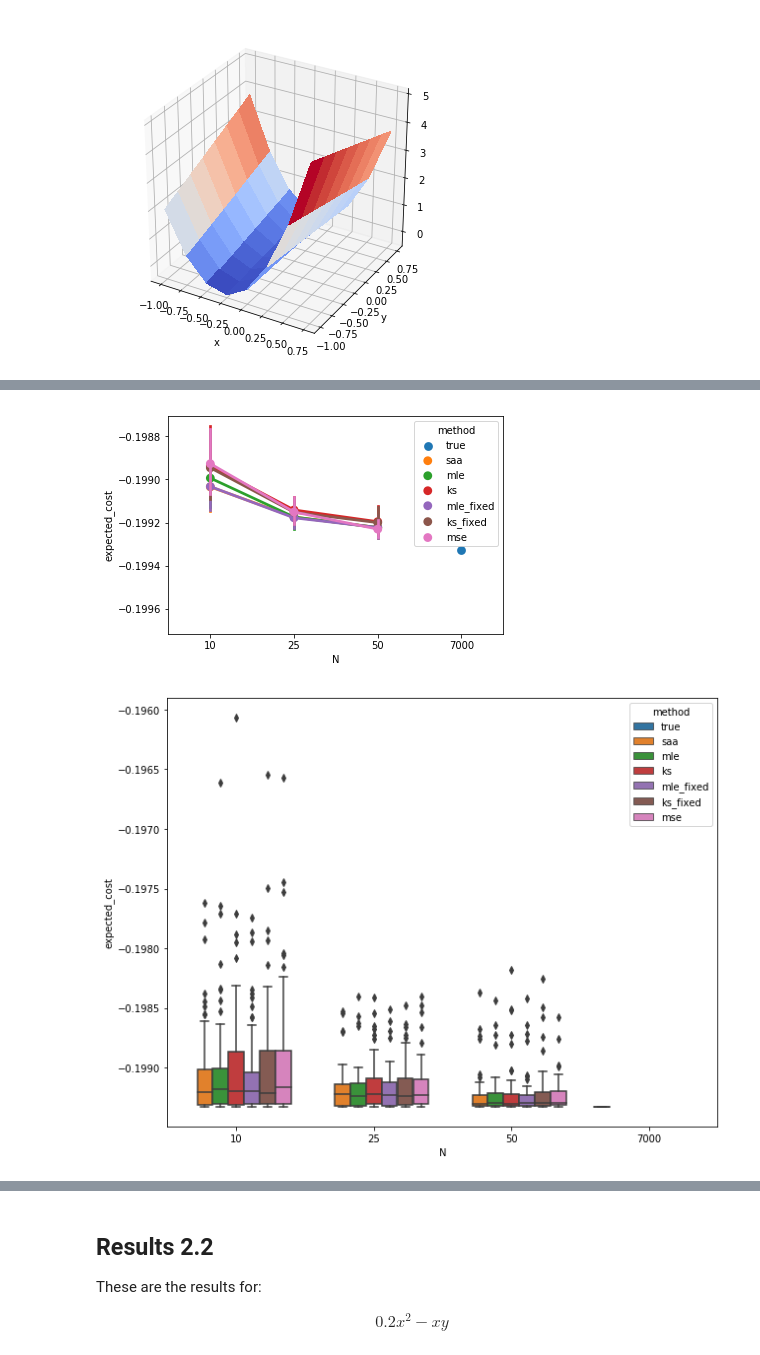
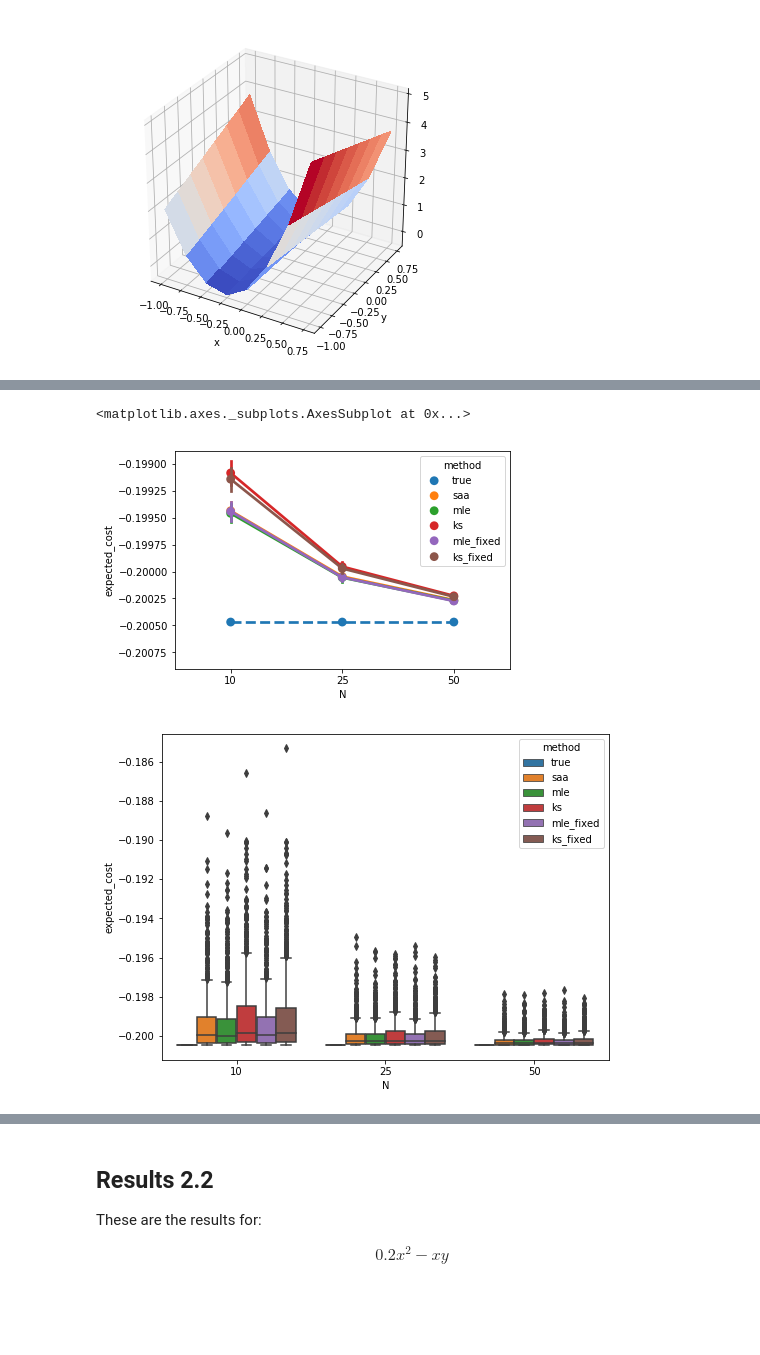
Before and after one commit to harrisonnguyen/stochastic_optimisation, a Jupyter notebook: MLE/investigating_different_beta_cost_functions.ipynb, the cells around one changed output, grey strips where cells are left out. Drawn from its saved outputs; the diff is of its cells as text; code cells hidden in the pictures; blank space fills up the shorter version.

Commit message:
changed graphs

```diff
--- a/MLE/investigating_different_beta_cost_functions.ipynb
+++ b/MLE/investigating_different_beta_cost_functions.ipynb
@@ -162,8 +169,10 @@ f3_mean = lambda x,y: np.mean(f3(x,y),axis=0)
 # %%
 def mle(S,function,beta_params,initial_xstar,n_samples,support=(None,None)):
 
-    # fit distribution using maximum spacing estimation
-    a,b,loc,scale = minimize(beta_loglikelihood,beta_params,args=(S),
+    if support[0] is not None:
+        a,b,loc,scale = st.beta.fit(S,floc=support[0],fscale=support[1])
+    else:
+        a,b,loc,scale = minimize(beta_loglikelihood,beta_params,args=(S),
                                 bounds=((1,None),(1,None),(support[0],support[0]),
                                        (support[1],support[1]))).x
     fitted_beta = st.beta(a=a,b=b,loc=loc,scale=scale)
@@ -191,7 +200,13 @@ def mse(S,function,beta_params,initial_xstar,n_samples,support=(None,None)):
 # %%
 def ks(S,function,beta_params,initial_xstar,n_samples,support=(None,None)):
 
-    a,b,loc,scale = minimize(compute_kstest,beta_params,args=(S),
+    if support[0] is not None:
+        a,b = minimize(test_compute_kstest,beta_params[:2],args=(S,support),
+                                bounds=((1,None),(1,None))).x
+        loc = support[0]
+        scale = support[1]
+    else:
+        a,b,loc,scale = minimize(test_compute_kstest,beta_params,args=(S),
                                 bounds=((1,None),(1,None),(support[0],support[0]),
                                    (support[1],support[1]))).x
     fitted_beta = st.beta(a=a,b=b,loc=loc,scale=scale)
@@ -206,12 +221,14 @@ def minimise_methods(distribution,function,method,N,n_iter=500,n_samples=7000):
     #total = n_iter*len(distribution)*len(N)
     for j, dist in enumerate(distribution):
         many_samples = dist.rvs(n_samples)
-        temp = {}
-        temp['x_star']  = minimize(function,0.0,args=(many_samples)).x[0]
-        temp['N'] = n_samples
-        temp['distribution'] = j
-        temp['method'] = 'true'
-        results = results.append(temp,ignore_index=True)
+        true_sol = minimize(function,0.0,args=(many_samples)).x[0]
+        for m in range(len(N)):
+            temp = {}
+            temp['x_star']  = true_sol
+            temp['N'] = N[m]
+            temp['distribution'] = j
+            temp['method'] = 'true'
+            results = results.append(temp,ignore_index=True)
         for i in range(n_iter):
             for k in range(len(N)):
                 temp = {}
@@ -239,6 +256,8 @@ def minimise_methods(distribution,function,method,N,n_iter=500,n_samples=7000):
                     elif ele == 'ks_fixed':
                         temp['x_star'] = ks(S,function,beta_params,SAA_xstar,
                                             n_samples,support=(-1,2))
+                    else:
+                        raise ValueError("Not a vlid method")
                     temp['method'] = ele
                     results = results.append(temp,ignore_index=True)
     return results
@@ -278,9 +297,9 @@ def plot_result(results,x_labels,plot_histogram=False,y_label='average expected
         #plt.legend(['SAA','MLE','KDE','MSE','fixed support MSE','KS'])
 # %%
 N = [10,25,50]
-n_iter = 50
+n_iter = 1000
 n_samples = 7000
-methods = ['true','saa','mle','ks','mle_fixed','ks_fixed']
+methods = ['saa','mle','ks','mle_fixed','ks_fixed']
 distributions = [Y1,Y2,Y3,Y4]
 # %% [markdown]
 ## Results 2.1
@@ -330,11 +371,14 @@ results1 = calculate_expected_cost_pandas(results1,
 # %%
-ax = sns.pointplot(x="N", y="expected_cost", hue="method",
-                data=results1[results1['distribution']==1])
+fig, ax = plt.subplots()
+sns.pointplot(x="N", y="expected_cost", hue="method",
+                data=results1[results1['distribution']==0],
+             ax=ax,linestyles=['--']+['-']*5)
 # %% [output]
+<matplotlib.axes._subplots.AxesSubplot at 0x...>
-[figure, old version]
+[figure, new version]
 # %%
-plt.figure(figsize=(10,8))
+plt.figure(figsize=(8,6))
 ax = sns.boxplot(x="N", y="expected_cost", hue="method",
-                data=results1[results1['distribution']==1])
+                data=results1[results1['distribution']==0])
 # %% [output]
-[figure, old version]
+[figure, new version]
```
Also changed, not shown: parts of 47 cells of this notebook, 3 other files.
